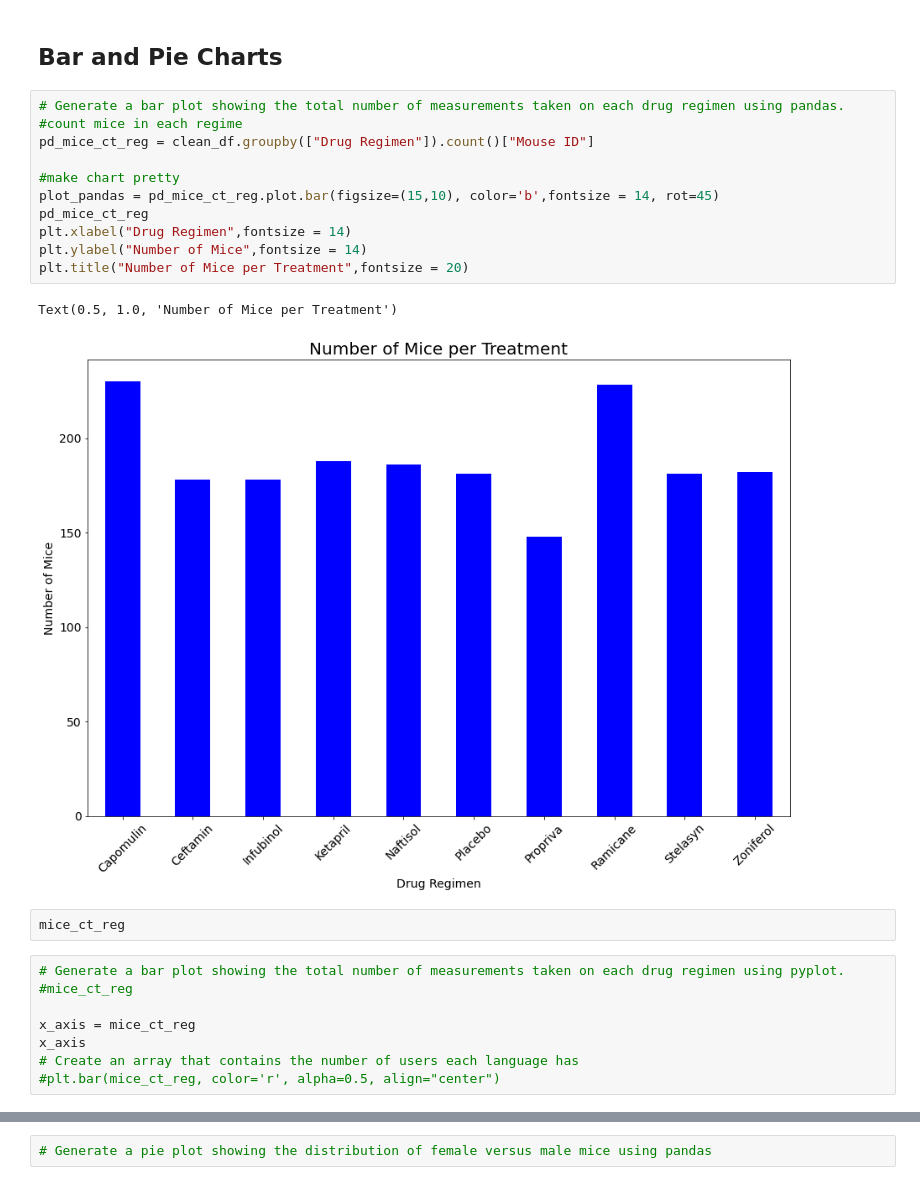
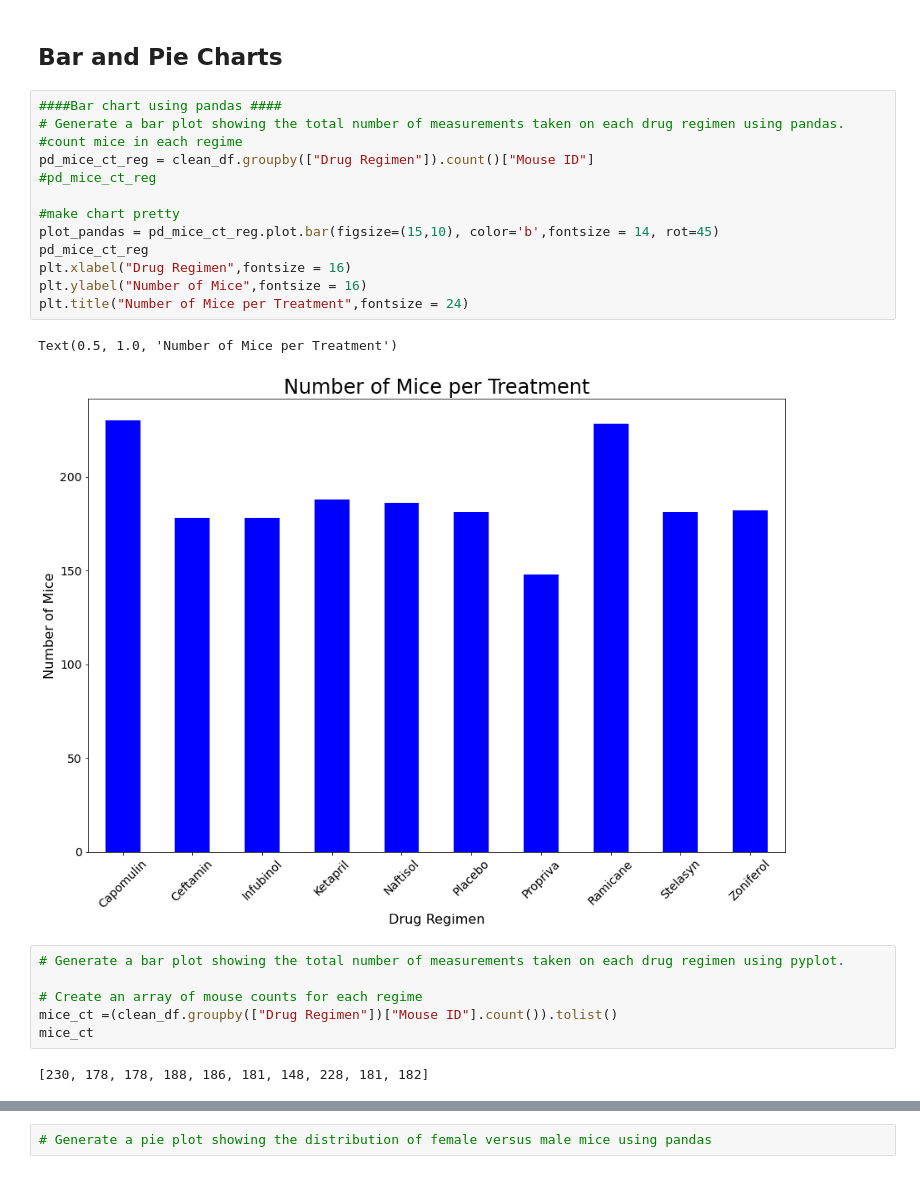
Before and after one commit to StephanieMcNutt/matplotlib_challenge, a Jupyter notebook: main.ipynb, the cells around one changed output, grey strips where cells are left out. Drawn from its saved outputs; the diff is of its cells as text.

```diff
--- a/main.ipynb
+++ b/main.ipynb
@@ -139,26 +139,26 @@ stat_regime_tumor
 # %% [markdown]
 ## Bar and Pie Charts
 # %%
+####Bar chart using pandas ####
 # Generate a bar plot showing the total number of measurements taken on each drug regimen using pandas.
 #count mice in each regime
 pd_mice_ct_reg = clean_df.groupby(["Drug Regimen"]).count()["Mouse ID"]
+#pd_mice_ct_reg
 
 #make chart pretty
 plot_pandas = pd_mice_ct_reg.plot.bar(figsize=(15,10), color='b',fontsize = 14, rot=45)
 pd_mice_ct_reg
-plt.xlabel("Drug Regimen",fontsize = 14)
-plt.ylabel("Number of Mice",fontsize = 14)
-plt.title("Number of Mice per Treatment",fontsize = 20)
+plt.xlabel("Drug Regimen",fontsize = 16)
+plt.ylabel("Number of Mice",fontsize = 16)
+plt.title("Number of Mice per Treatment",fontsize = 24)
 # %% [output]
 Text(0.5, 1.0, 'Number of Mice per Treatment')
-[figure, old version]
+[figure, new version]
-# %%
-mice_ct_reg
 # %%
 # Generate a bar plot showing the total number of measurements taken on each drug regimen using pyplot.
-#mice_ct_reg
 
-x_axis = mice_ct_reg
-x_axis
-# Create an array that contains the number of users each language has
-#plt.bar(mice_ct_reg, color='r', alpha=0.5, align="center")
+# Create an array of mouse counts for each regime
+mice_ct =(clean_df.groupby(["Drug Regimen"])["Mouse ID"].count()).tolist()
+mice_ct
+# %% [output]
+[230, 178, 178, 188, 186, 181, 148, 228, 181, 182]
```
Also changed, not shown: parts of 2 cells of this notebook.
